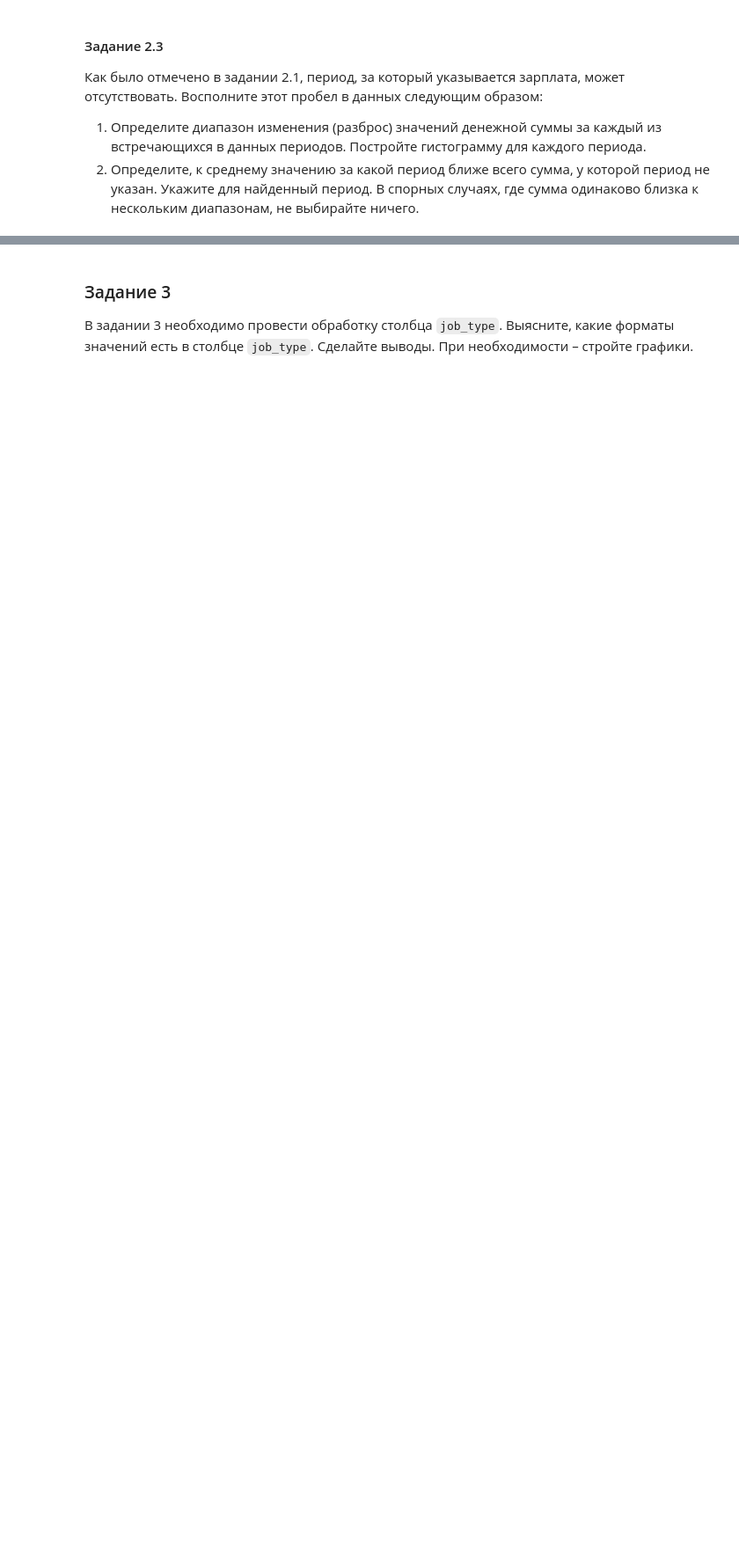
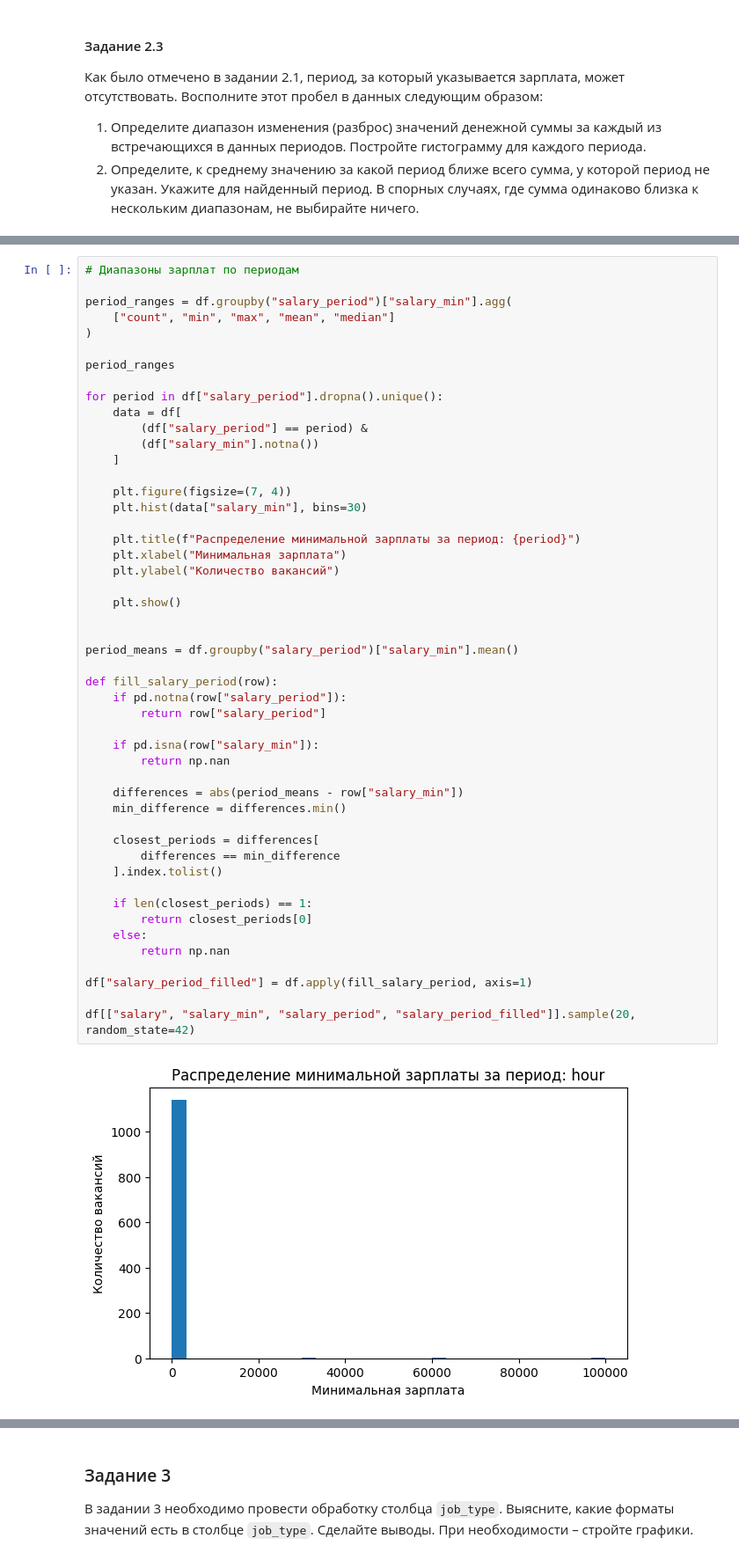
Before and after one commit to Krimaxev/Data_Visualisation_Methods_ITMO, a Jupyter notebook: labs/ЛР3_Обеспечение_качества_данных.ipynb, the cells around one changed output, grey strips where cells are left out. Shown at 88% size. Drawn from its saved outputs; the diff is of its cells as text; blank space fills up the shorter version.

```diff
--- a/labs/ЛР3_Обеспечение_качества_данных.ipynb
+++ b/labs/ЛР3_Обеспечение_качества_данных.ipynb
@@ -200,0 +483,51 @@ df.info()
+# %%
+# Диапазоны зарплат по периодам
+
+period_ranges = df.groupby("salary_period")["salary_min"].agg(
+    ["count", "min", "max", "mean", "median"]
+)
+
+period_ranges
+
+for period in df["salary_period"].dropna().unique():
+    data = df[
+        (df["salary_period"] == period) &
+        (df["salary_min"].notna())
+    ]
+
+    plt.figure(figsize=(7, 4))
+    plt.hist(data["salary_min"], bins=30)
+
+    plt.title(f"Распределение минимальной зарплаты за период: {period}")
+    plt.xlabel("Минимальная зарплата")
+    plt.ylabel("Количество вакансий")
+
+    plt.show()
+
+
+period_means = df.groupby("salary_period")["salary_min"].mean()
+
+def fill_salary_period(row):
+    if pd.notna(row["salary_period"]):
+        return row["salary_period"]
+
+    if pd.isna(row["salary_min"]):
+        return np.nan
+
+    differences = abs(period_means - row["salary_min"])
+    min_difference = differences.min()
+
+    closest_periods = differences[
+        differences == min_difference
+    ].index.tolist()
+
+    if len(closest_periods) == 1:
+        return closest_periods[0]
+    else:
+        return np.nan
+
+df["salary_period_filled"] = df.apply(fill_salary_period, axis=1)
+
+df[["salary", "salary_min", "salary_period", "salary_period_filled"]].sample(20, random_state=42)
+# %% [output]
+[figure, added]
```
Also changed, not shown: parts of 32 cells of this notebook.
